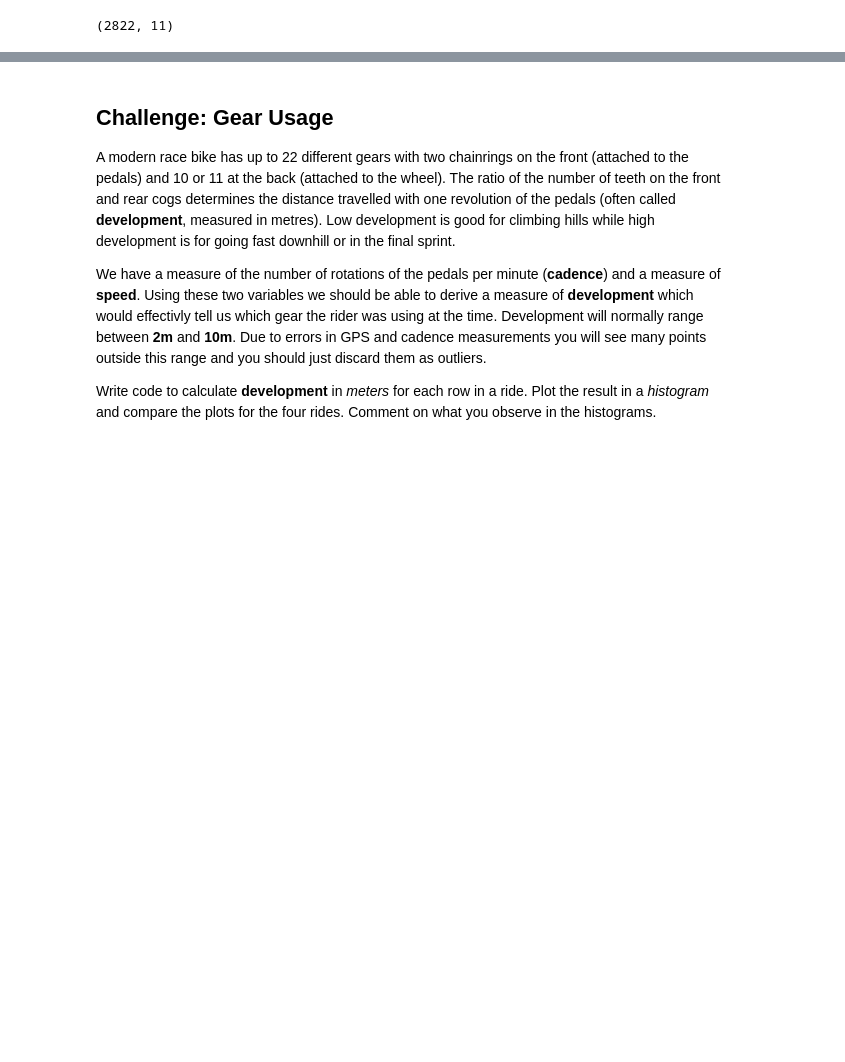
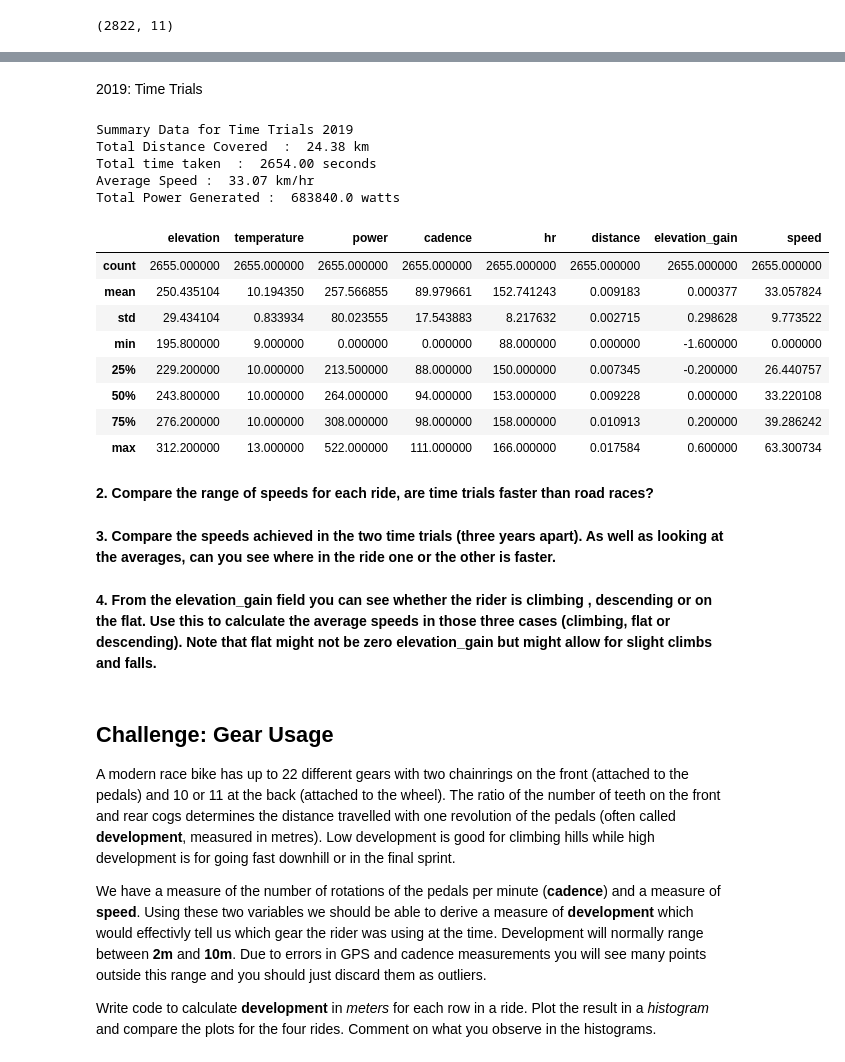
Before and after one commit to MQCOMP2200-S2-2021/data-science-portfolio-avagardiner, a Jupyter notebook: Portfolio 1.ipynb, the cells around one changed output, grey strips where cells are left out. Drawn from its saved outputs; the diff is of its cells as text; code cells hidden in the pictures; blank space fills up the shorter version.

```diff
--- a/Portfolio 1.ipynb
+++ b/Portfolio 1.ipynb
@@ -149,3 +170,29 @@ timetrials
+# %% [markdown]
+2019: Time Trials
+# %%
+print ("Summary Data for Time Trials 2019")
+summary(tt_2019)
+# %% [output]
+Summary Data for Time Trials 2019
+Total Distance Covered  :  24.38 km
+Total time taken  :  2654.00 seconds
+Average Speed :  33.07 km/hr
+Total Power Generated :  683840.0 watts
+|  | elevation | temperature | power | cadence | hr | distance | elevation_gain | speed |
+| count | 2655.000000 | 2655.000000 | 2655.000000 | 2655.000000 | 2655.000000 | 2655.000000 | 2655.000000 | 2655.000000 |
+| mean | 250.435104 | 10.194350 | 257.566855 | 89.979661 | 152.741243 | 0.009183 | 0.000377 | 33.057824 |
+| std | 29.434104 | 0.833934 | 80.023555 | 17.543883 | 8.217632 | 0.002715 | 0.298628 | 9.773522 |
+| min | 195.800000 | 9.000000 | 0.000000 | 0.000000 | 88.000000 | 0.000000 | -1.600000 | 0.000000 |
+| 25% | 229.200000 | 10.000000 | 213.500000 | 88.000000 | 150.000000 | 0.007345 | -0.200000 | 26.440757 |
+| 50% | 243.800000 | 10.000000 | 264.000000 | 94.000000 | 153.000000 | 0.009228 | 0.000000 | 33.220108 |
+| 75% | 276.200000 | 10.000000 | 308.000000 | 98.000000 | 158.000000 | 0.010913 | 0.200000 | 39.286242 |
+| max | 312.200000 | 13.000000 | 522.000000 | 111.000000 | 166.000000 | 0.017584 | 0.600000 | 63.300734 |
+# %% [markdown]
+**2. Compare the range of speeds for each ride, are time trials faster than road races?**
+# %% [markdown]
+**3. Compare the speeds achieved in the two time trials (three years apart). As well as looking at the averages, can you see where in the ride one or the other is faster.**
+# %% [markdown]
+**4.  From the elevation_gain field you can see whether the rider is climbing , descending or on the flat. Use this to calculate the average speeds in those three cases (climbing, flat or descending). Note that flat might not be zero elevation_gain but might allow for slight climbs and falls.**
 # %% [markdown]
 ## Challenge: Gear Usage
 
```
Also changed, not shown: parts of 21 cells of this notebook.
